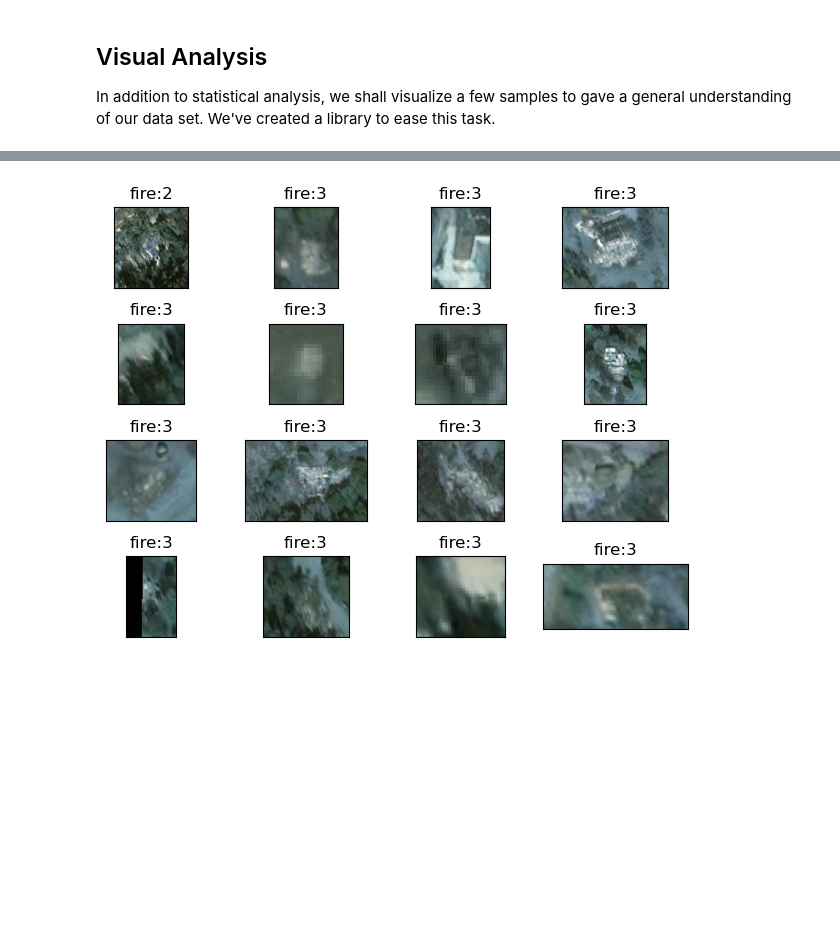
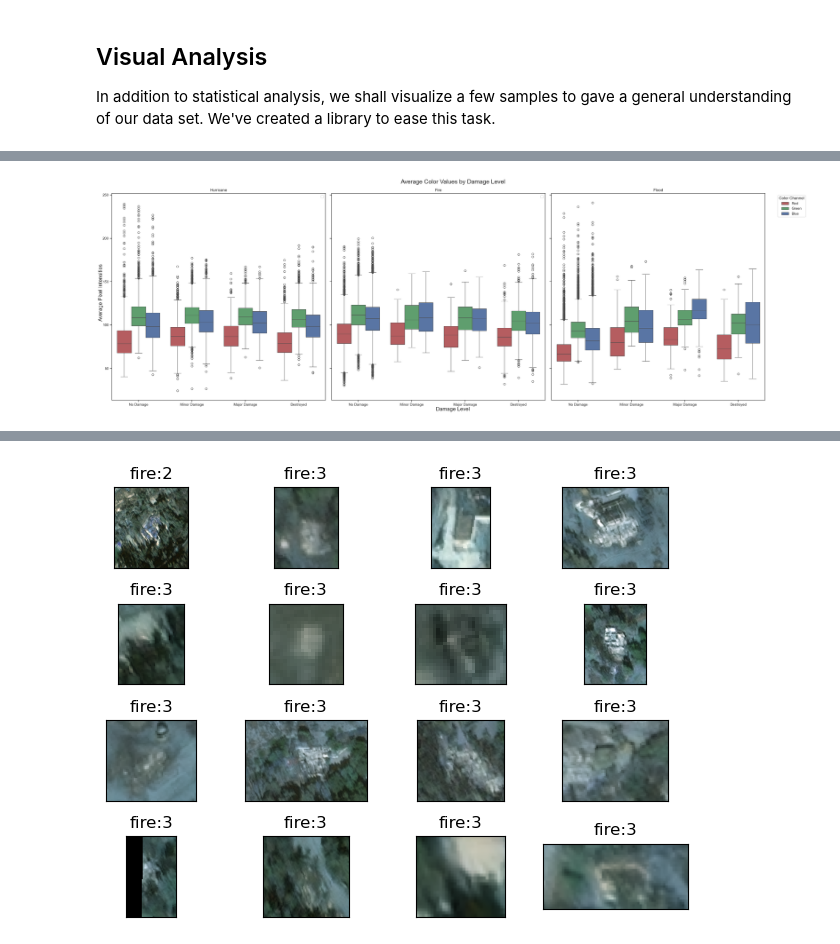
Before and after one commit to fractalclockwork/Data200, a Jupyter notebook: Source/Checkpoint_1_EDA.ipynb, the cells around one changed output, grey strips where cells are left out. Saved outputs shown, nothing was run; the diff lists cells and outputs as text; code cells hidden in the pictures; blank space fills up the shorter version.

```diff
--- a/Source/Checkpoint_1_EDA.ipynb
+++ b/Source/Checkpoint_1_EDA.ipynb
@@ -444,0 +511,33 @@ In addition to statistical analysis, we shall visualize a few samples to gave a
+# %%
+fig, ax = plt.subplots(1, 3, sharex=True, sharey=True, figsize=(30,10))
+
+sns.boxplot(melt_df[melt_df["disaster_type"] == "hurricane"], x="label", y="color_val", hue="color_channel", palette=["r", "g", "b"], ax=ax[0])
+ax[0].set_xlabel("")
+ax[0].set_ylabel("")
+ax[0].set_xticks([0, 1, 2, 3], ["No Damage", "Minor Damage", "Major Damage", "Destroyed"])
+ax[0].set_title("Hurricane")
+handles, labels = ax1.get_legend_handles_labels()
+ax[0].legend([])
+
+sns.boxplot(melt_df[melt_df["disaster_type"] == "fire"], x="label", y="color_val", hue="color_channel", palette=["r", "g", "b"], ax=ax[1])
+ax[1].set_xlabel("")
+ax[1].set_ylabel("")
+ax[1].set_title("Fire")
+ax[1].legend([])
+
+sns.boxplot(melt_df[melt_df["disaster_type"] == "flood"], x="label", y="color_val", hue="color_channel", palette=["r", "g", "b"], ax=ax[2])
+ax[2].set_xlabel("")
+ax[2].set_ylabel("")
+ax[2].set_title("Flood")
+ax[2].legend([])
+
+fig.text(0.5, 0.00, 'Damage Level', ha='center', fontsize=16)
+fig.text(0.00, 0.5, 'Average Pixel Intensities', va='center', rotation='vertical', fontsize=16)
+plt.legend(handles, labels, title='Color Channel', bbox_to_anchor=(1.05, 1), loc='upper left')
+
+plt.suptitle('Average Color Values by Damage Level', fontsize=18)
+plt.tight_layout()
+plt.savefig(f'{figure_path}/eda_avg_pixel_bar_bytype.png', dpi=96)
+plt.show()
+# %% [output]
+[figure, added]
```
Also changed, not shown: parts of 9 cells of this notebook, 7 other files.
